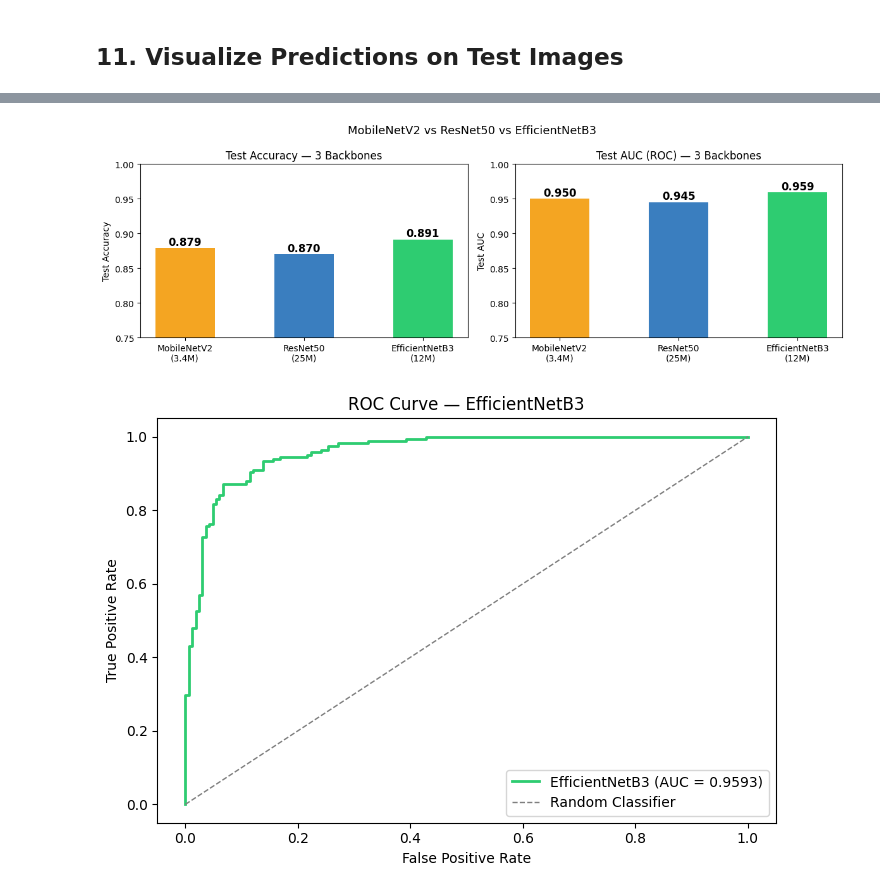
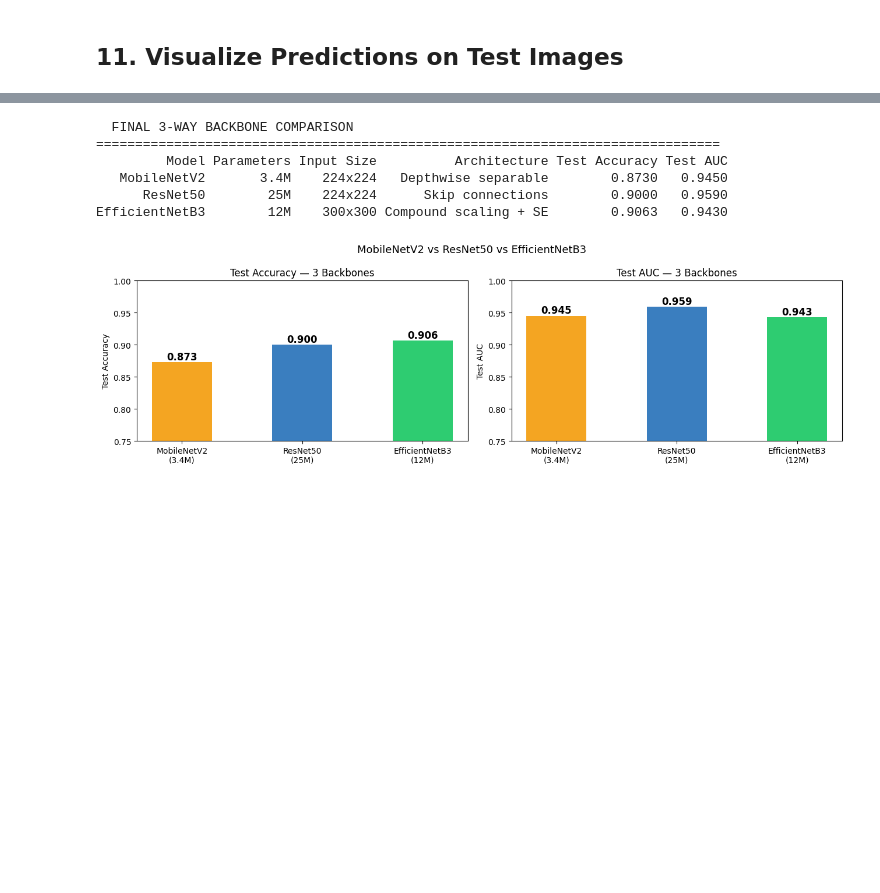
Before and after one commit to mireillemaher/Honeybee-detection-Deep-Learning, a Jupyter notebook: notebooks/honeybee_efficientnet.ipynb, the cells around one changed output, grey strips where cells are left out. Cells and saved outputs as stored; diff of their text form; code cells hidden in the pictures; blank space fills up the shorter version.

Commit message:
last notebooks

```diff
--- a/notebooks/honeybee_efficientnet.ipynb
+++ b/notebooks/honeybee_efficientnet.ipynb
@@ -70,5 +56,7 @@ AUTOTUNE   = tf.data.AUTOTUNE
 
 > Run the Colab cell below if you are using Google Drive. Skip if running locally.
 # %%
-TRAIN_DIR   = '../data/processed/train'
-TEST_DIR    = '../data/processed/test'
+from google.colab import drive
+drive.mount('/content/drive')
+TRAIN_DIR = "/content/drive/MyDrive/data/processed/train"
+TEST_DIR = "/content/drive/MyDrive/data/processed/test"
@@ -631,44 +659,66 @@ EfficientNetB3        12M    300x300 Compound scaling + SE        0.8912   0.959
 # %%
-# ── Bar charts: accuracy & AUC ───────────────────────────────────
-fig, axes = plt.subplots(1, 2, figsize=(12, 4))
+#  Final 3-Way Comparison
 
+mobilenet_test_acc  = 0.873
+mobilenet_auc_score = 0.945
+r50_test_acc        = 0.900
+r50_auc_score       = 0.959
+
+# EfficientNetB3 — computed in this notebook
+eff_final_acc = best_acc_eff_t    # threshold-optimised (or eff_test_acc if threshold = 0.50)
+eff_final_auc = eff_auc_score
+
+
+# Summary table
+comparison_df = pd.DataFrame({
+    'Model'         : ['MobileNetV2', 'ResNet50', 'EfficientNetB3'],
+    'Parameters'    : ['3.4M', '25M', '12M'],
+    'Input Size'    : ['224x224', '224x224', '300x300'],
+    'Architecture'  : ['Depthwise separable', 'Skip connections', 'Compound scaling + SE'],
+    'Test Accuracy' : [f'{mobilenet_test_acc:.4f}',
+                       f'{r50_test_acc:.4f}',
+                       f'{eff_final_acc:.4f}'],
+    'Test AUC'      : [f'{mobilenet_auc_score:.4f}',
+                       f'{r50_auc_score:.4f}',
+                       f'{eff_final_auc:.4f}'],
+})
+
+print("  FINAL 3-WAY BACKBONE COMPARISON")
+print("=" * 80)
+print(comparison_df.to_string(index=False))
+
+
+#  Bar chart: accuracy & AUC
+fig, axes = plt.subplots(1, 2, figsize=(13, 4))
 models = ['MobileNetV2\n(3.4M)', 'ResNet50\n(25M)', 'EfficientNetB3\n(12M)']
 accs   = [mobilenet_test_acc, r50_test_acc, eff_final_acc]
 aucs   = [mobilenet_auc_score, r50_auc_score, eff_final_auc]
 colors = ['#F4A522', '#3A7EBF', '#2ECC71']
 
 axes[0].bar(models, accs, color=colors, width=0.5)
 axes[0].set_ylim(0.75, 1.0)
 axes[0].set_ylabel('Test Accuracy')
 axes[0].set_title('Test Accuracy — 3 Backbones')
 for i, v in enumerate(accs):
     axes[0].text(i, v + 0.004, f'{v:.3f}', ha='center',
                  fontsize=12, fontweight='bold')
 
 axes[1].bar(models, aucs, color=colors, width=0.5)
 axes[1].set_ylim(0.75, 1.0)
 axes[1].set_ylabel('Test AUC')
-axes[1].set_title('Test AUC (ROC) — 3 Backbones')
+axes[1].set_title('Test AUC — 3 Backbones')
 for i, v in enumerate(aucs):
     axes[1].text(i, v + 0.004, f'{v:.3f}', ha='center',
                  fontsize=12, fontweight='bold')
 
 plt.suptitle('MobileNetV2 vs ResNet50 vs EfficientNetB3', fontsize=13)
 plt.tight_layout()
 plt.show()
-
-# ── Overlay ROC curve for EfficientNet ───────────────────────────
-plt.figure(figsize=(7, 5))
-plt.plot(fpr_eff, tpr_eff, color='#2ECC71', lw=2,
-         label=f'EfficientNetB3 (AUC = {eff_final_auc:.4f})')
-plt.plot([0, 1], [0, 1], color='gray', lw=1, linestyle='--',
-         label='Random Classifier')
-plt.xlabel('False Positive Rate')
-plt.ylabel('True Positive Rate')
-plt.title('ROC Curve — EfficientNetB3')
-plt.legend(loc='lower right')
-plt.tight_layout()
-plt.show()
 # %% [output]
+  FINAL 3-WAY BACKBONE COMPARISON
+================================================================================
+         Model Parameters Input Size          Architecture Test Accuracy Test AUC
+   MobileNetV2       3.4M    224x224   Depthwise separable        0.8730   0.9450
+      ResNet50        25M    224x224      Skip connections        0.9000   0.9590
+EfficientNetB3        12M    300x300 Compound scaling + SE        0.9063   0.9430
-[figure, old version]
+[figure, new version]
-[figure, removed]
```
Also changed, not shown: parts of 16 cells of this notebook, 5 other files.
